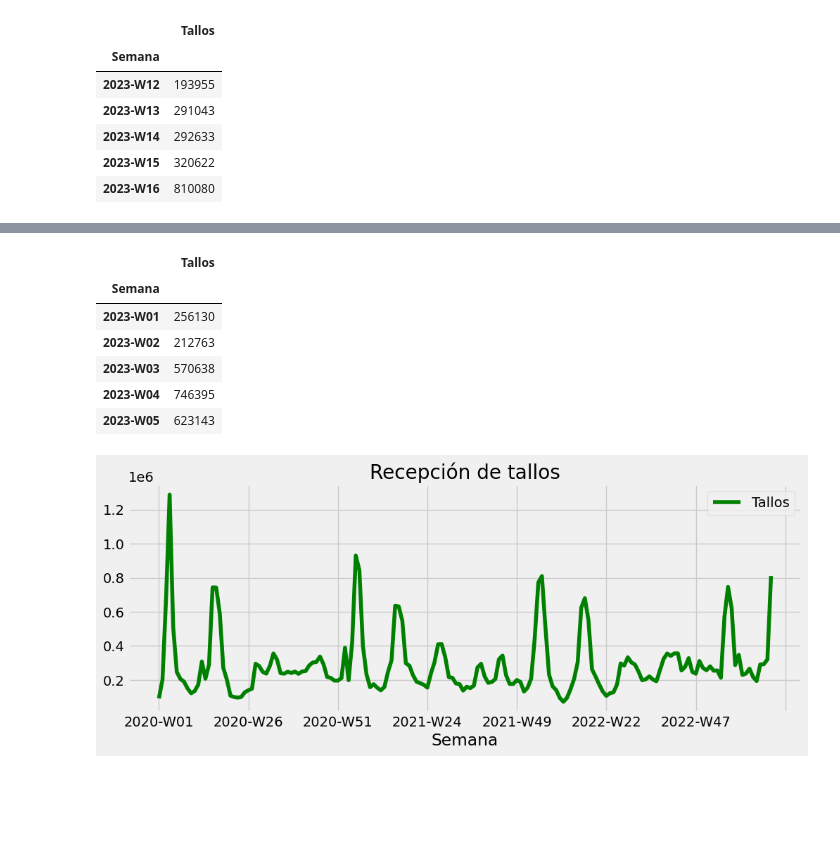
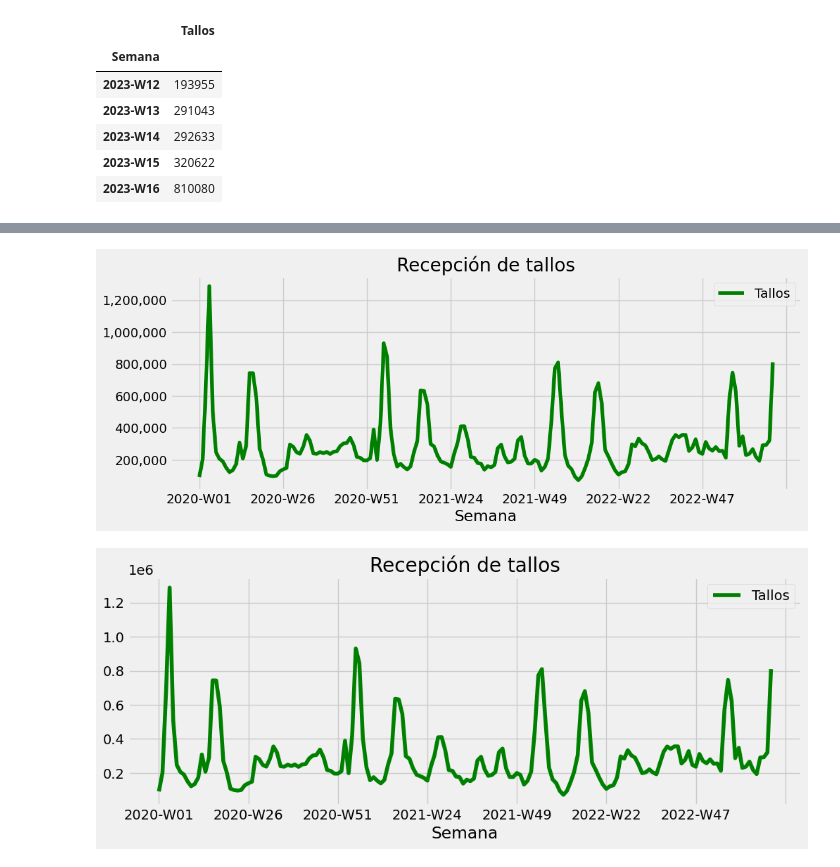
Before and after one commit to angelamejia804/TimeSeries, a Jupyter notebook: Preparacion_TimeSeries_Recepcion_2_1.ipynb, the cells around one changed output, grey strips where cells are left out. Cells and saved outputs as stored; diff of their text form; code cells hidden in the pictures; blank space fills up the shorter version.

```diff
--- a/Preparacion_TimeSeries_Recepcion_2_1.ipynb
+++ b/Preparacion_TimeSeries_Recepcion_2_1.ipynb
@@ -211,10 +337,0 @@ df_recepcion_traint.head()
-# %%
-df_recepcion_test.head()
-# %% [output]
-|  | Tallos |
-| Semana |  |
-| 2023-W01 | 256130 |
-| 2023-W02 | 212763 |
-| 2023-W03 | 570638 |
-| 2023-W04 | 746395 |
-| 2023-W05 | 623143 |
@@ -221,3 +340,22 @@ df_recepcion_test.head()
+# %%
+import matplotlib.pyplot as plt
+import matplotlib.ticker as mtick  # Importar el módulo de formateo de ejes
+
+#  DataFrame df_recepcion con datos
+
+# Crear el gráfico de líneas
+ax = df_recepcion.plot(kind='line', y='Tallos', color='green')
+
+# Configurar el título
+plt.title("Recepción de tallos")
+
+# Cambiar el formato de los ejes y establecer comas en lugar de puntos decimales
+ax.yaxis.set_major_formatter(mtick.FuncFormatter(lambda x, _: '{:,.0f}'.format(x)))
+
+# Mostrar el gráfico
+plt.show()
+# %% [output]
+[figure, added]
 # %%
 df_recepcion.plot(kind='line',y='Tallos',color='green')
 plt.title("Recepción de tallos")
```
Also changed, not shown: parts of 11 cells of this notebook.
